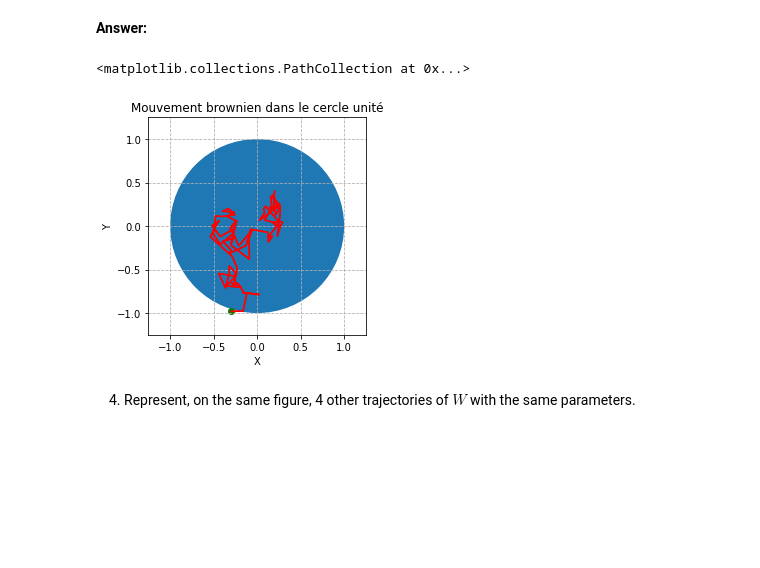
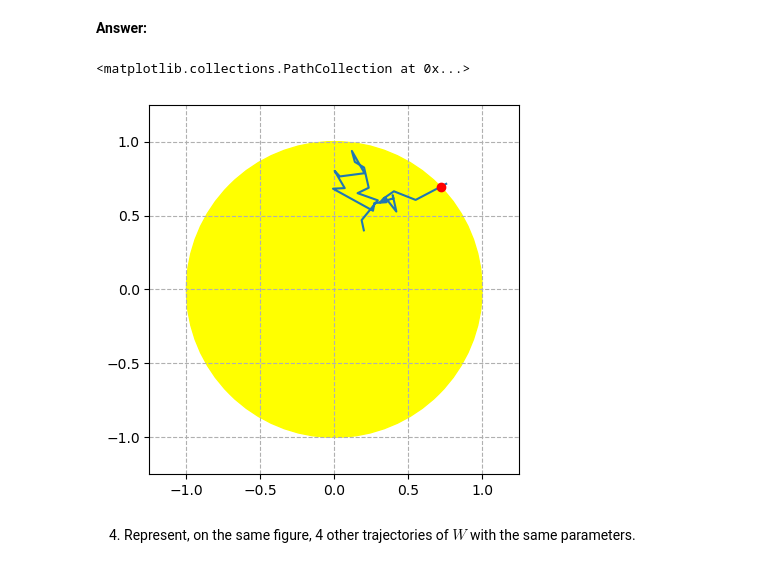
Before and after one commit to hichamomh/Python-labs, a Jupyter notebook: Labs/Lab3/lab3.ipynb, the cells around one changed output. Cells and saved outputs as stored; diff of their text form; code cells hidden in the pictures; blank space fills up the shorter version.

```diff
--- a/Labs/Lab3/lab3.ipynb
+++ b/Labs/Lab3/lab3.ipynb
@@ -36,8 +39,4 @@ where $\mathcal{N}(\mathbf{0}, \mathbf{I})$ is a Gaussian distribution with mean
 # %%
 import numpy as np
 import matplotlib.pyplot as plt
-
-np.random.seed(50)
-rng = np.random.normal(0,1,size=(2,))
-rng2 = np.random.normal(0,1,size=(2,))
-print(rng,rng2)
+rng = np.random.RandomState(50)
@@ -144,0 +63,21 @@ On remarque que notre machine fait des erreurs de calculs la norme n'est pas ég
+# %%
+def point_intersection(W):
+    alpha = (W[-1][0] - W[-2][0]) / (W[-1][1] - W[-2][1])
+    c = W[-2][0]-W[-2][1]*alpha
+    P = [alpha**2+1, 2*alpha*c, c**2-1]
+    y = np.roots(P)
+    x = c+y*alpha
+
+    for i in range(len(x)):
+        if  min(W[-2][0],W[-1][0])<=x[i]<=max(W[-2][0],W[-1][0]) and min(W[-2][1],W[-1][1])<=y[i]<=max(W[-2][1],W[-1][1]):
+            return(x[i],y[i])
+# %%
+def brownian_motion(niter, x, step, rng):
+    W  = [x]
+    for i in range(niter):
+        if np.sum(np.array(W[-1])**2) > 1:
+            return(np.array(W))
+        next_x = W[-1] + np.sqrt(step) * rng.normal(0,1,size=(len(x),))
+        W.append(next_x)
+
+    return(np.array(W))
@@ -158,23 +109,25 @@ On remarque que notre machine fait des erreurs de calculs la norme n'est pas ég
 # %% [markdown]
 **Answer:**
 # %%
-B_M,W_intersection = brownian_motion(10000, [0.2,0.4], 0.01, rng)
-circle = plt.Circle((0,0), 1)
+x = [0.2,0.4]
+step =0.01
+N = 1000
+W = brownian_motion(N, x, step, rng)
+(x,y) = point_intersection(W)
+
+circle = plt.Circle((0,0), 1,color="yellow")
 fig, ax = plt.subplots()
-plt.plot(B_M[:, 0],B_M[:, 1],color="red")
 plt.xlim(-1.25,1.25)
 plt.ylim(-1.25,1.25)
 plt.grid(linestyle = "--", zorder = 1)
 ax.set_aspect(1)
 ax.add_artist(circle)
-plt.title("Mouvement brownien dans le cercle unité")
-plt.xlabel("X")
-plt.ylabel("Y")
-plt.plot(B_M[:, 0],B_M[:, 1],color="red")
-plt.scatter(W_intersection[0],W_intersection[1],color="green")
+
+plt.plot(W[:,0],W[:,1])
+plt.scatter(x,y, color = "red", zorder = 2)
 # %% [output]
 <matplotlib.collections.PathCollection at 0x...>
-[figure, old version]
+[figure, new version]
 # %% [markdown]
 4. Represent, on the same figure, 4 other trajectories of $W$ with the same parameters.
 # %% [markdown]
```
Also changed, not shown: parts of 18 cells of this notebook.
